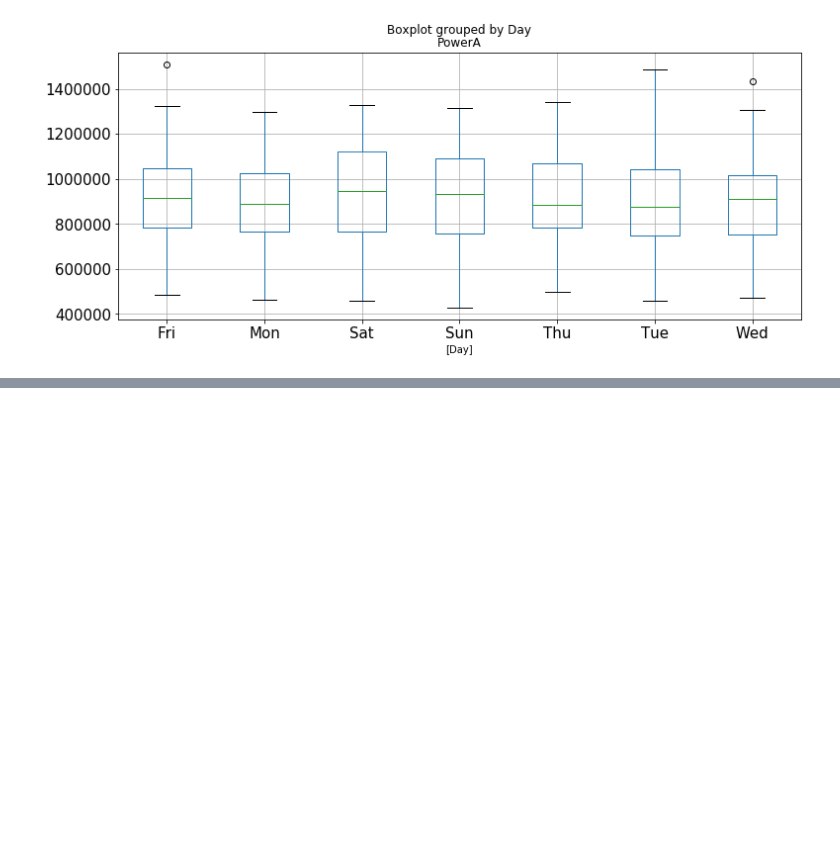
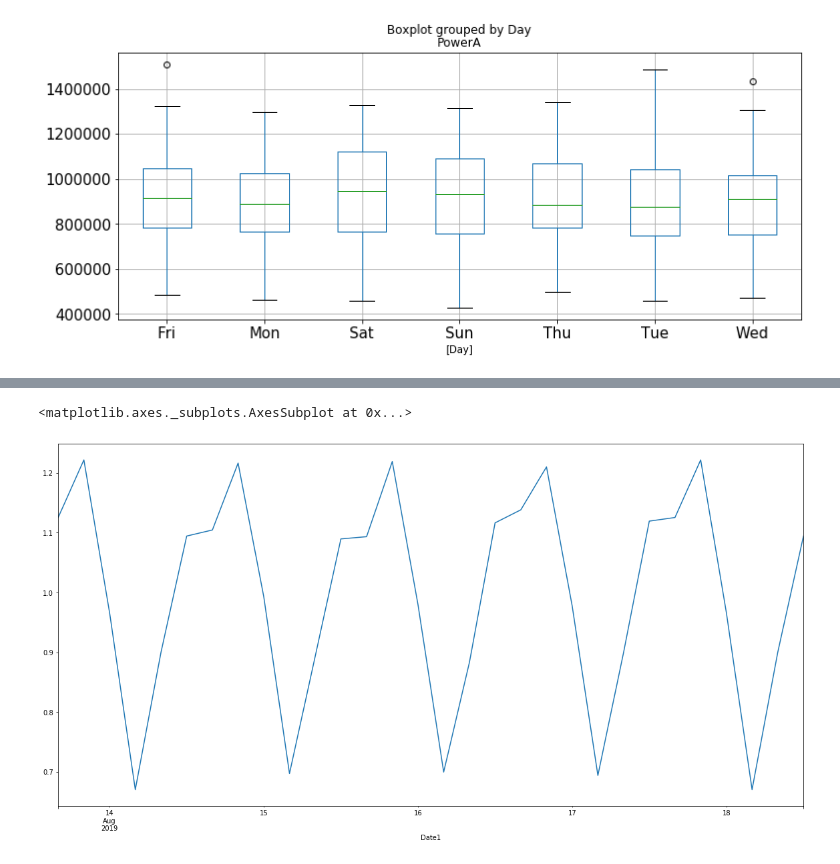
Before and after one commit to Landstein/Water-Treatment-Plant-Power-Predictions, a Jupyter notebook: Arima EDA .ipynb, the cells around one changed output, grey strips where cells are left out. Cells and saved outputs as stored; diff of their text form; code cells hidden in the pictures; blank space fills up the shorter version.

```diff
--- a/Arima EDA .ipynb
+++ b/Arima EDA .ipynb
@@ -61,0 +84,7 @@ df_a_day.boxplot(by='Day',figsize=(12,5), fontsize=15);
+# %%
+# Zoomed in  on the seasonal portion and can clearly see that there is daily seasonality.
+ax, fig = ig, ax = plt.subplots(figsize=(20, 10))
+power_a_result.seasonal[:30].plot()
+# %% [output]
+<matplotlib.axes._subplots.AxesSubplot at 0x...>
+[figure, added]
```
Also changed, not shown: parts of 4 cells of this notebook.
